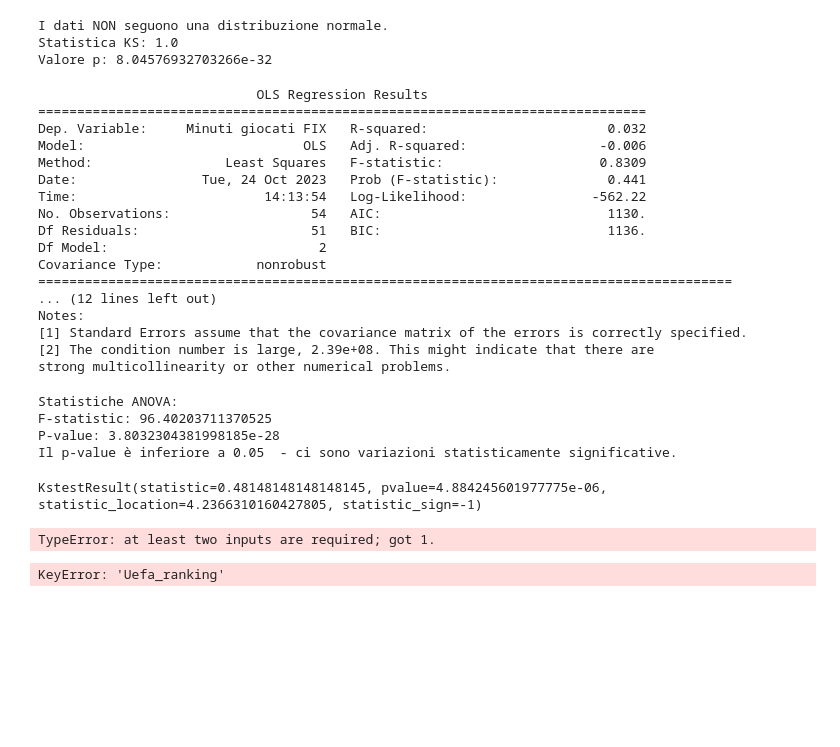
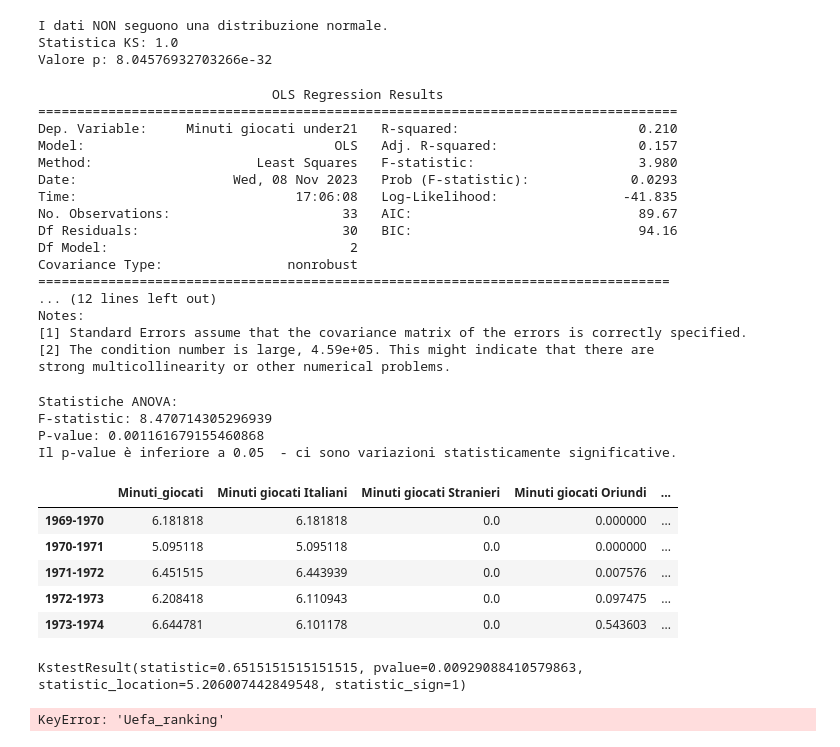
Before and after one commit to frapic98/Minutes-played-by-under-21-players-in-Serie-a, a Jupyter notebook: scraping.ipynb, the cells around one changed output. Saved outputs shown, nothing was run; the diff lists cells and outputs as text; code cells hidden in the pictures; blank space fills up the shorter version.

```diff
--- a/scraping.ipynb
+++ b/scraping.ipynb
@@ -490,39 +494,40 @@ Statistica KS: 1.0
 Valore p: 8.04576932703266e-32
 # %%
 # Aggiungi una colonna con gli anni numerici per l'analisi di regressione
-mins_played['Anno_Numerico'] = mins_played.index.year
+mins_played_bis=mins_played[21:]
+mins_played_bis['Anno_Numerico'] = mins_played_bis.index.year
 
 
 # Esegui l'analisi di regressione
-X = mins_played[['Anno_Numerico','Minuti giocati totali']]
+X = mins_played_bis[['Anno_Numerico',"Uefa_Ranking"]]
 X = sm.add_constant(X)  # Aggiungi una costante (intercetta) al modello
-y = mins_played['Minuti giocati FIX']
+y = mins_played_bis['Minuti giocati under21']
 
 model = sm.OLS(y, X).fit()
 
 # Stampa il risultato dell'analisi
 print(model.summary())
 # %% [output]
-                            OLS Regression Results
-==============================================================================
-Dep. Variable:     Minuti giocati FIX   R-squared:                       0.032
-Model:                            OLS   Adj. R-squared:                 -0.006
-Method:                 Least Squares   F-statistic:                    0.8309
-Date:                Tue, 24 Oct 2023   Prob (F-statistic):              0.441
-Time:                        14:13:54   Log-Likelihood:                -562.22
-No. Observations:                  54   AIC:                             1130.
-Df Residuals:                      51   BIC:                             1136.
-Df Model:                           2
-Covariance Type:            nonrobust
-=========================================================================================
+                              OLS Regression Results
+==================================================================================
+Dep. Variable:     Minuti giocati under21   R-squared:                       0.210
+Model:                                OLS   Adj. R-squared:                  0.157
+Method:                     Least Squares   F-statistic:                     3.980
+Date:                    Wed, 08 Nov 2023   Prob (F-statistic):             0.0293
+Time:                            17:06:08   Log-Likelihood:                -41.835
+No. Observations:                      33   AIC:                             89.67
+Df Residuals:                          30   BIC:                             94.16
+Df Model:                               2
+Covariance Type:                nonrobust
+=================================================================================
 ... (12 lines left out)
 Notes:
 [1] Standard Errors assume that the covariance matrix of the errors is correctly specified.
-[2] The condition number is large, 2.39e+08. This might indicate that there are
+[2] The condition number is large, 4.59e+05. This might indicate that there are
 strong multicollinearity or other numerical problems.
 # %%
 # Esegui l'ANOVA
-f_statistic, p_value = stats.f_oneway(mins_played["Minuti giocati normalizzati FIX"],mins_played["Minuti giocati normalizzati Italiani"],mins_played["Minuti giocati normalizzati Stranieri"])
+f_statistic, p_value = stats.f_oneway(mins_played["Minuti giocati under21"][20:31],mins_played["Minuti giocati under21"][31:42],mins_played["Minuti giocati under21"][42:])
 
 # Stampa i risultati
 print("Statistiche ANOVA:")
@@ -536,9 +541,22 @@ else:
     print("Il p-value è maggiore di", alpha, " - non ci sono variazioni statisticamente significative.")
 # %% [output]
 Statistiche ANOVA:
-F-statistic: 96.40203711370525
-P-value: 3.8032304381998185e-28
+F-statistic: 8.470714305296939
+P-value: 0.001161679155460868
 Il p-value è inferiore a 0.05  - ci sono variazioni statisticamente significative.
+# %%
+#copia l'index di mins_played in un'altra colonna chiamta anno
+mins_played["Anno"]=mins_played.index
+#rename "Minuti giocati under21" con "Minuti_giocati"
+mins_played.rename(columns={"Minuti giocati under21":"Minuti_giocati"},inplace=True)
+mins_played.head()
+# %% [output]
+|  | Minuti_giocati | Minuti giocati Italiani | Minuti giocati Stranieri | Minuti giocati Oriundi | ... |
+| 1969-1970 | 6.181818 | 6.181818 | 0.0 | 0.000000 | ... |
+| 1970-1971 | 5.095118 | 5.095118 | 0.0 | 0.000000 | ... |
+| 1971-1972 | 6.451515 | 6.443939 | 0.0 | 0.007576 | ... |
+| 1972-1973 | 6.208418 | 6.110943 | 0.0 | 0.097475 | ... |
+| 1973-1974 | 6.644781 | 6.101178 | 0.0 | 0.543603 | ... |
 # %%
 dati = np.array([46532, 43779, 45514, 49195, 61861, 51621])
 
@@ -547,12 +565,7 @@ dati = np.array([46532, 43779, 45514, 49195, 61861, 51621])
 # distribuzione_di_riferimento = 'norm'
 
 # Esegui il test Kolmogorov-Smirnov
-kstest(mins_played["Minuti giocati normalizzati FIX"],mins_played["Minuti giocati normalizzati Italiani"])
+kstest(mins_played["Minuti giocati under21"][31:42],mins_played["Minuti giocati under21"][42:])
 # %% [output]
-KstestResult(statistic=0.48148148148148145, pvalue=4.884245601977775e-06, statistic_location=4.2366310160427805, statistic_sign=-1)
+KstestResult(statistic=0.6515151515151515, pvalue=0.00929088410579863, statistic_location=5.206007442849548, statistic_sign=1)
-# %%
-f_oneway(mins_played["Minuti giocati normalizzati FIX"],axis=1)
-#get all columns of the dataframe and put on the function f_oneway
-# %% [output]
-TypeError: at least two inputs are required; got 1.
 # %%
```
Also changed, not shown: parts of 5 cells of this notebook.
